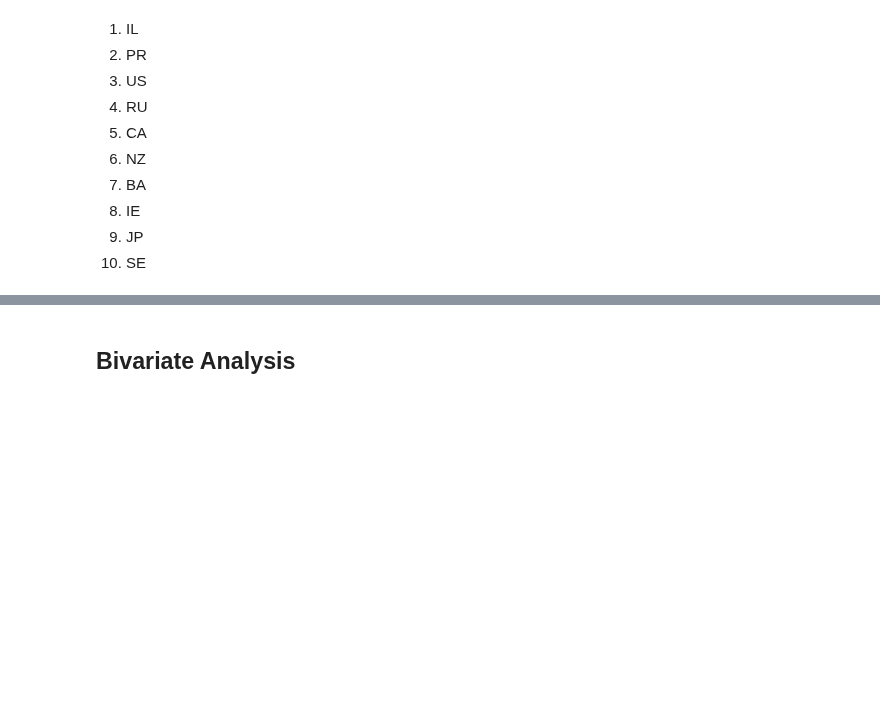
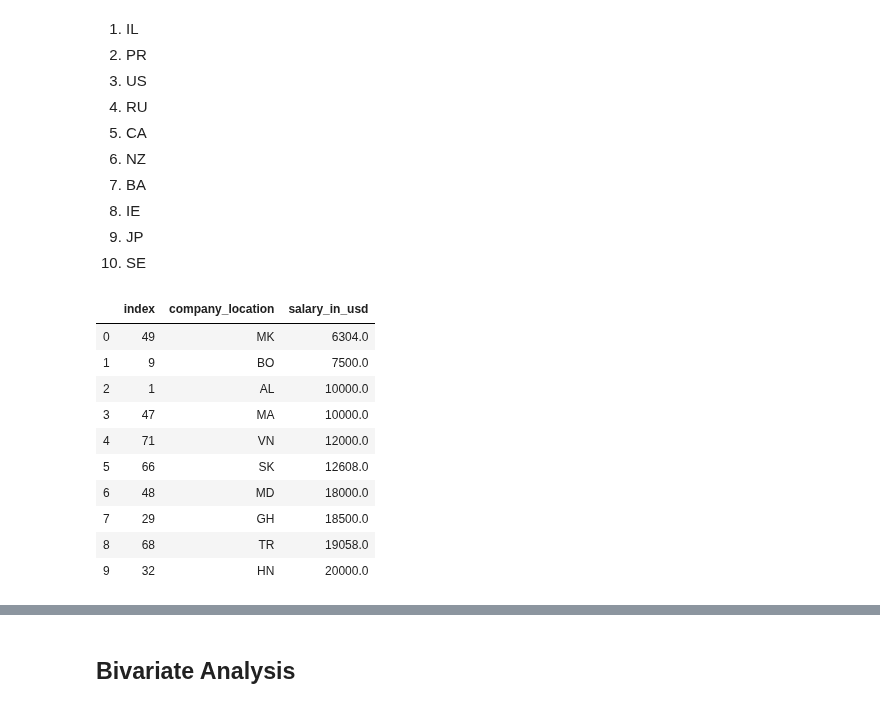
Before and after one commit to garimac12/project_acai, a Jupyter notebook: PROJECT_SW.ipynb, the cells around one changed output, grey strips where cells are left out. Drawn from its saved outputs; the diff is of its cells as text; code cells hidden in the pictures; blank space fills up the shorter version.

```diff
--- a/PROJECT_SW.ipynb
+++ b/PROJECT_SW.ipynb
@@ -330,3 +330,18 @@ plt.show()
 8. IE
 9. JP
 10. SE
+# %%
+bottom_ten_salaries = comp_loc.nsmallest(10, "salary_in_usd").reset_index()
+bottom_ten_salaries
+# %% [output]
+|  | index | company_location | salary_in_usd |
+| 0 | 49 | MK | 6304.0 |
+| 1 | 9 | BO | 7500.0 |
+| 2 | 1 | AL | 10000.0 |
+| 3 | 47 | MA | 10000.0 |
+| 4 | 71 | VN | 12000.0 |
+| 5 | 66 | SK | 12608.0 |
+| 6 | 48 | MD | 18000.0 |
+| 7 | 29 | GH | 18500.0 |
+| 8 | 68 | TR | 19058.0 |
+| 9 | 32 | HN | 20000.0 |
```
Also changed, not shown: parts of 4 cells of this notebook.
